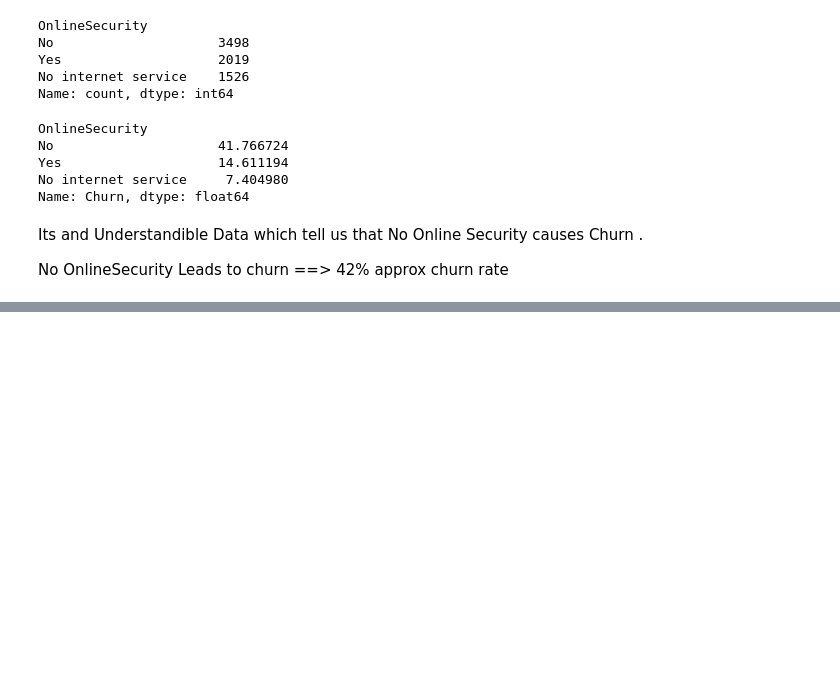
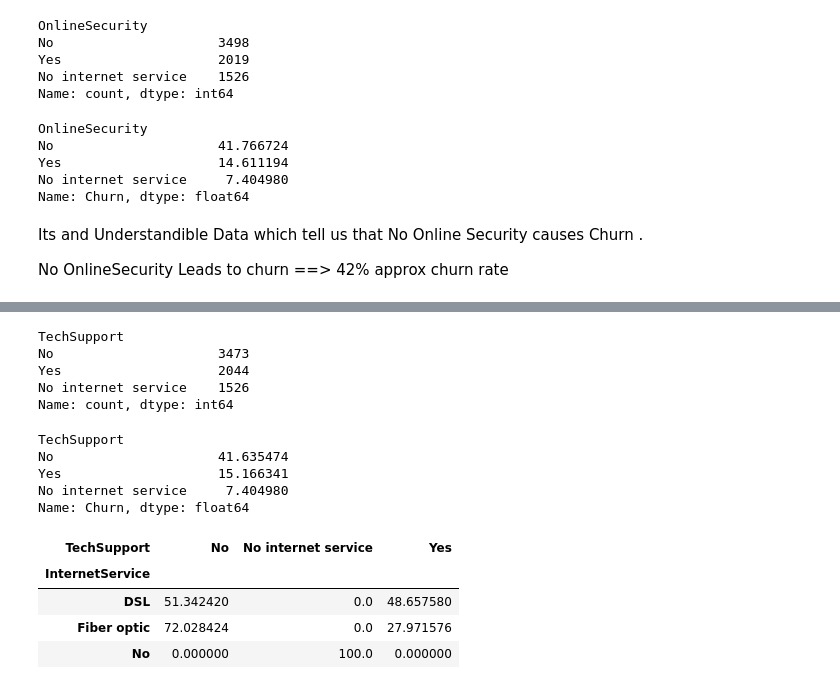
Before and after one commit to Aka101010/mlops-ml-project, a Jupyter notebook: 01_eda.ipynb, the cells around one changed output, grey strips where cells are left out. Drawn from its saved outputs; the diff is of its cells as text; code cells hidden in the pictures; blank space fills up the shorter version.

```diff
--- a/01_eda.ipynb
+++ b/01_eda.ipynb
@@ -1010,0 +1184,34 @@ No OnlineSecurity Leads to churn ==> 42% approx churn rate
+# %%
+df["TechSupport"].value_counts()
+# %% [output]
+TechSupport
+No                     3473
+Yes                    2044
+No internet service    1526
+Name: count, dtype: int64
+# %%
+techsupport_churn = (
+    df.groupby("TechSupport")["Churn"]
+      .apply(lambda x: (x == "Yes").mean() * 100)
+      .sort_values(ascending=False)
+)
+
+print(techsupport_churn)
+# %% [output]
+TechSupport
+No                     41.635474
+Yes                    15.166341
+No internet service     7.404980
+Name: Churn, dtype: float64
+# %%
+pd.crosstab(
+    df["InternetService"],
+    df["TechSupport"],
+    normalize="index"
+) * 100
+# %% [output]
+| TechSupport | No | No internet service | Yes |
+| InternetService |  |  |  |
+| DSL | 51.342420 | 0.0 | 48.657580 |
+| Fiber optic | 72.028424 | 0.0 | 27.971576 |
+| No | 0.000000 | 100.0 | 0.000000 |
```
Also changed, not shown: parts of 33 cells of this notebook.
